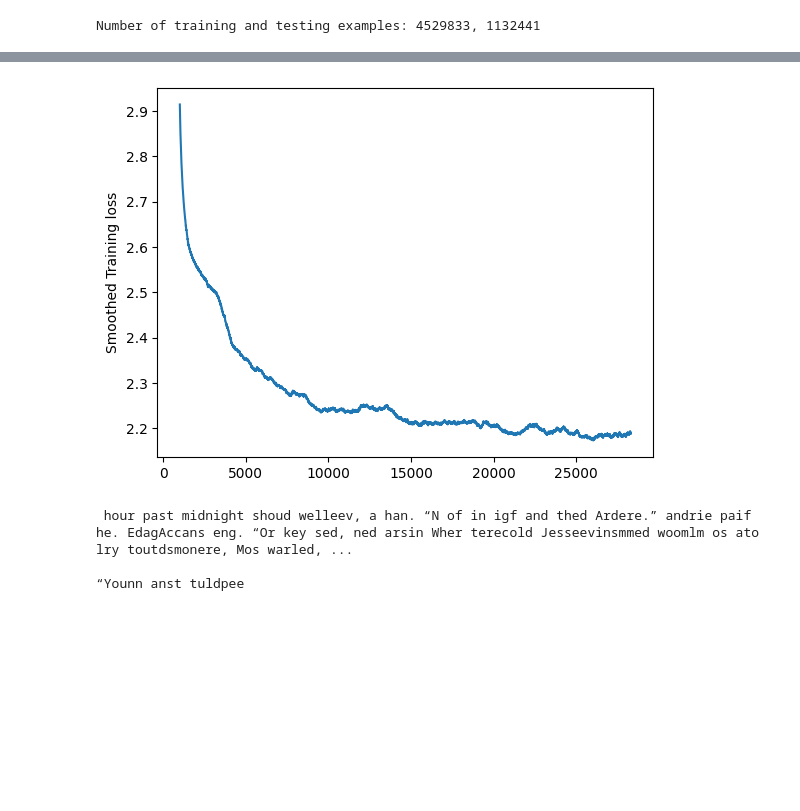
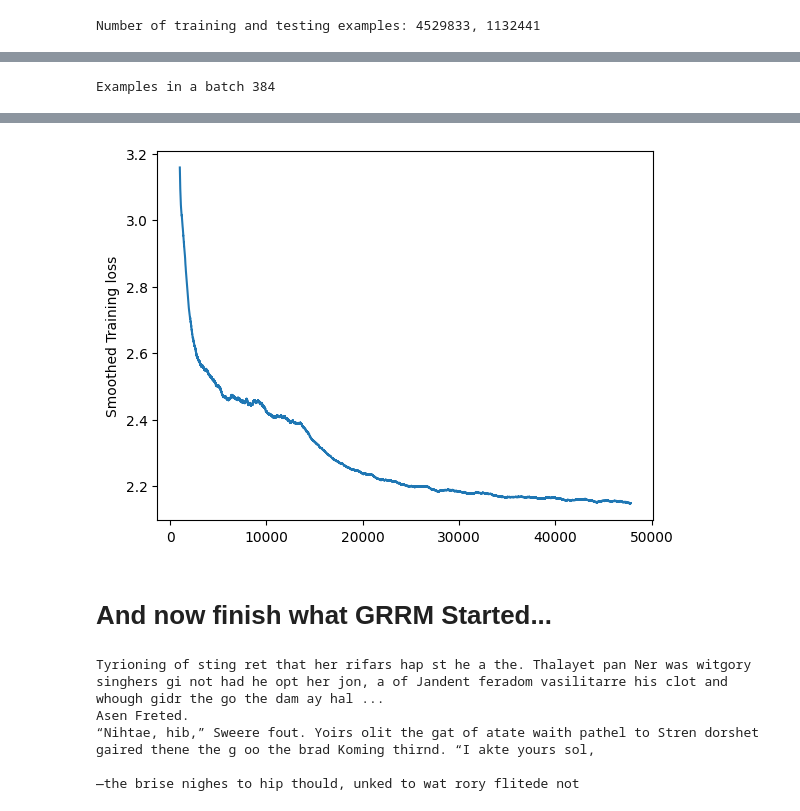
Before and after one commit to AdamM1909/Mini-GPT2-Implementation, a Jupyter notebook: GPT.ipynb, the cells around one changed output, grey strips where cells are left out. Saved outputs shown, nothing was run; the diff lists cells and outputs as text; code cells hidden in the pictures; blank space fills up the shorter version.

Commit message:
Adding time series GPT

```diff
--- a/GPT.ipynb
+++ b/GPT.ipynb
@@ -97,7 +104,7 @@ class Causal_Self_Attention(nn.Module):
         self.proj = nn.Linear(config.n_embd, config.n_embd, bias=config.bias)
         self.proj_dropout = nn.Dropout(config.dropout)
 
-    def forward(self, x):
+    def forward(self, x, targets=None):
 
         # batch size = number of graphs processed at once
         # context legnth = number of nodes in the graph
@@ -134,6 +141,10 @@ class Causal_Self_Attention(nn.Module):
 
         # Softmax across how each node talks to the nodes causally connected to it.
         # For each node this leaves a "fraction of my attention I will pay to each other nodes' value vector" for each node in the graph.
+
+        # "The attention weights (attention fractions) in Transformers can be viewed as context-dependent weight vectors" - Jürgen Schmidhuber
+        # see: https://people.idsia.ch/~juergen/fast-weight-programmer-1991-transformer.html
+
         attention_fractions = self.attn_dropout(F.softmax(att, dim=-1))
 
         attention_weighted_value_vectors = attention_fractions @ values
@@ -187,7 +198,7 @@ class GPT(nn.Module):
 
         self.transformer = nn.ModuleDict(dict(
             token_embd = nn.Embedding(config.vocab_size, config.n_embd),
-            positional_embd = nn.Embedding(config.n_embd, config.n_embd),
+            positional_embd = nn.Embedding(config.context_length, config.n_embd),
             attention_stack = nn.ModuleList([Block(config) for _ in range(config.n_layer)]),
             final_ln = nn.LayerNorm(config.n_embd)))
 
@@ -198,7 +209,7 @@ class GPT(nn.Module):
         # Paper: "We study the topmost weight matrix of neural network language models.
         # We show that this matrix constitutes a validword embedding."
         # PyTorch accumululates (adds) the gradients of both together in a backwards pass.
-        self.transformer.positional_embd.weight = self.output_head.weight
+        self.transformer.token_embd.weight = self.output_head.weight
 
         self.apply(self._init_weights)
 
@@ -222,10 +233,10 @@ class GPT(nn.Module):
         elif isinstance(module, nn.Embedding):
             torch.nn.init.normal_(module.weight, mean=0.0, std=0.02)
 
-    def forward(self, seq):
+    def forward(self, seq, targets=None):
         device = seq.device
         n_graphs, n_nodes = seq.size()
-        assert n_nodes<= self.config.context_length, f"Cannot forward sequence {seq} of length {n_nodes} as it exceeds the maximum context legnth {self.config.context_length}."
+        assert n_nodes <= self.config.context_length, f"Cannot forward sequence {seq} of length {n_nodes} as it exceeds the maximum context legnth {self.config.context_length}."
         positions = torch.arange(0, n_nodes, dtype=torch.long, device=device).unsqueeze(dim=0)
 
         token_embd = self.transformer.token_embd(seq)
@@ -239,10 +250,15 @@ class GPT(nn.Module):
             x = block(x)
         x = self.transformer.final_ln(x)
 
-        # output head gives the distribution for the next token so we want
-        # to predict 0,..., n | here so we feed it only the last time step (n or -1)
-        logits = self.output_head(x[:, -1, :]) # only logits of the last time step over the vocab space.
-        return logits
+        if targets is not None:
+            logits = self.output_head(x)
+            # Aggregate/concat the tesnors over all the (context_length - 1) sequences per example with view(-1).
+            loss = F.cross_entropy(logits.view(-1, logits.size(-1)), targets.view(-1))
+
+        else:
+            logits = self.output_head(x[:, -1, :]) # only logits of the prediction over the vocab space.
+            loss = None
+        return logits, loss
 # %%
 @dataclass
 class GPTConfig:
@@ -295,9 +311,8 @@ class Trainer:
                 for batch_idx, (X_batch, y_batch) in enumerate(train_loader):
                     if batch_idx >= n_batches:
                         break
-                    logits = self.model(X_batch)
-                    loss = F.cross_entropy(logits, y_batch)
-                    self.optimizer.zero_grad()
+                    logits, loss = self.model(X_batch, y_batch)
+                    self.optimizer.zero_grad(set_to_none=True)
                     loss.backward()
                     self.optimizer.step()
                     self.train_losses.append(loss.item())
@@ -314,7 +329,7 @@ class Trainer:
         self.model.eval()
         for _ in range(n_steps):
             x = torch.tensor(working_seq, dtype=torch.long).unsqueeze(dim=0)
-            logits = self.model(x)
+            logits, _ = self.model(x)
             # apply a temperature to chnage the shape of the next token distribution
             logits = logits / temp
             probs = nn.functional.softmax(logits, dim=-1)
@@ -376,7 +396,12 @@ number of parameters: 9336
+# %%
+# Train params
+bs = 16
+n_epochs = 1
+training_data_frac = 0.05
+print(f"Examples in a batch {bs*context_length}")
+# %% [output]
+Examples in a batch 384
 # %%
 # Train
-bs = 32
-n_epochs = 1
-training_data_frac = 0.1
 model_trainer.train(n_epochs, bs, training_data_frac)
 # %% [output]
@@ -399,9 +424,14 @@ Epoch: 0, Batch: 11417, Loss: 2.034
 Epoch: 0, Batch: 1
-[figure, old version]
+[figure, new version]
+# %% [markdown]
+# And now finish what GRRM Started...
 # %%
-seq = text_handler.decode(text_handler.X_test[0].tolist())
-model_trainer.generate_text(seq, temp=1, n_steps=500)
+# seq = text_handler.decode(text_handler.X_test[0].tolist())
+seq = "Tyrio"
+model_trainer.generate_text(seq, temp=0.9, n_steps=500)
 # %% [output]
- hour past midnight shoud welleev, a han. “N of in igf and thed Ardere.” andrie paif he. EdagAccans eng. “Or key sed, ned arsin Wher terecold Jesseevinsmmed woomlm os ato lry toutdsmonere, Mos warled, ...
+Tyrioning of sting ret that her rifars hap st he a the. Thalayet pan Ner was witgory singhers gi not had he opt her jon, a of Jandent feradom vasilitarre his clot and whough gidr the go the dam ay hal ...
+Asen Freted.
+“Nihtae, hib,” Sweere fout. Yoirs olit the gat of atate waith pathel to Stren dorshet gaired thene the g oo the brad Koming thirnd. “I akte yours sol,
 
-“Younn anst tuldpee
+—the brise nighes to hip thould, unked to wat rory flitede not
```
Also changed, not shown: parts of 6 cells of this notebook, 4 other files.
